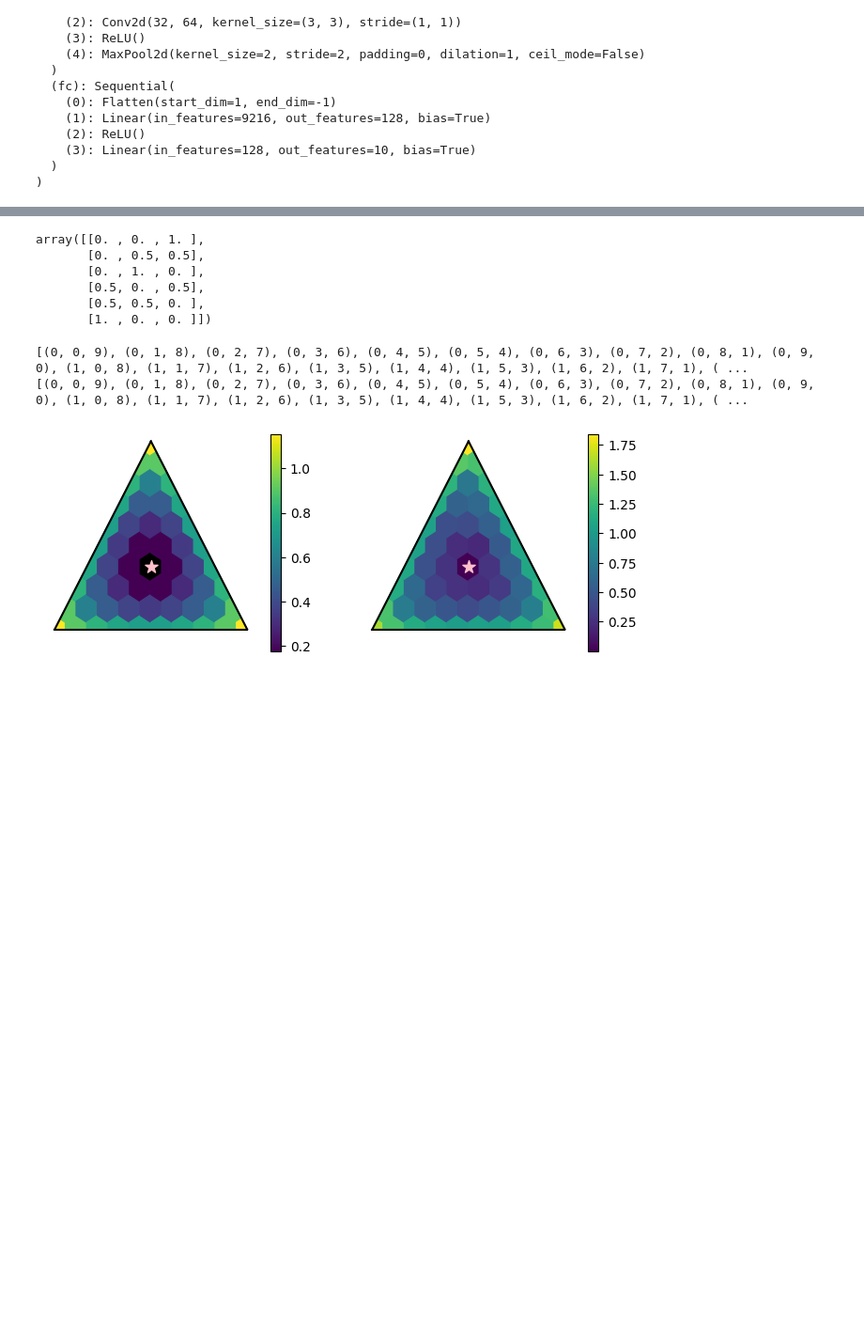
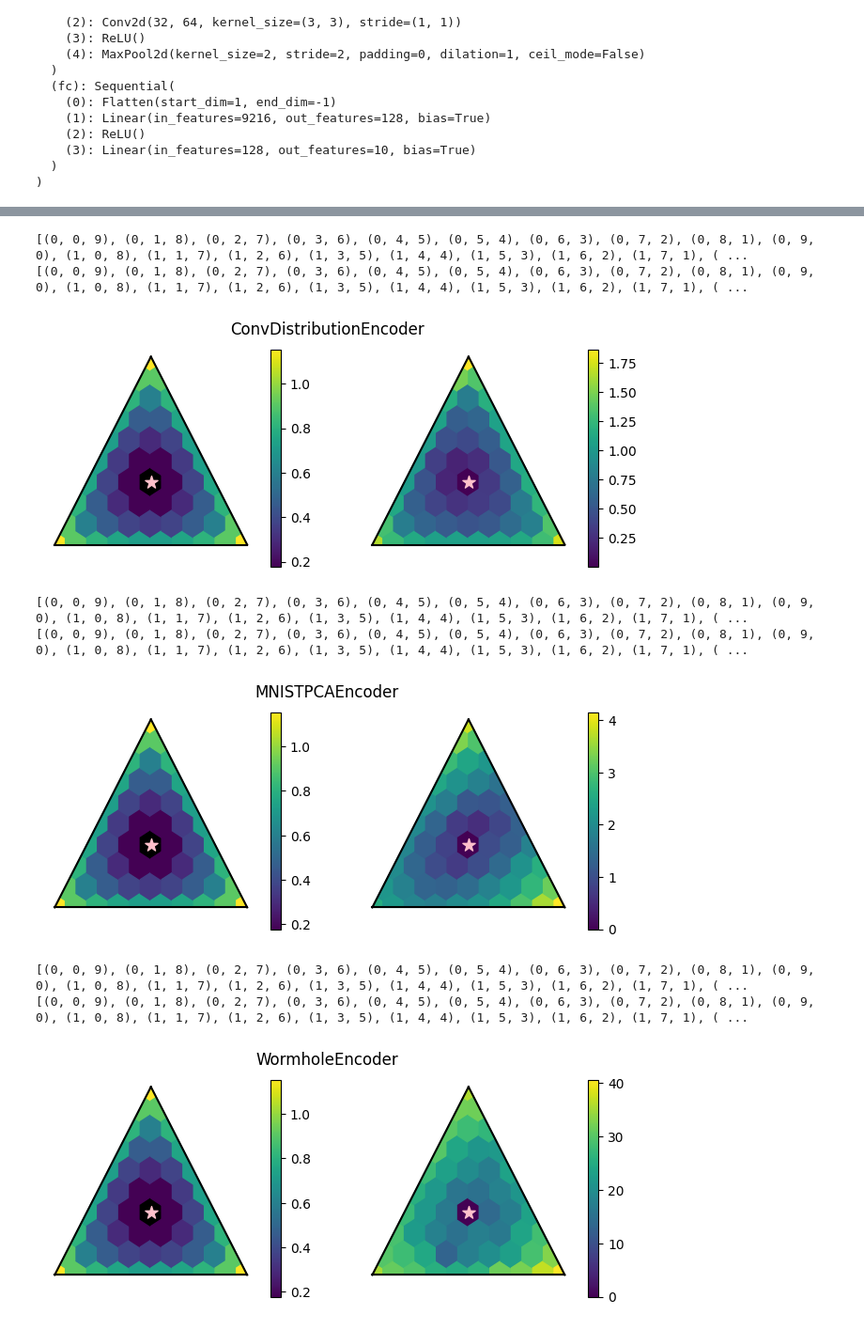
Before and after one commit to njwfish/DistributionEmbeddings, a Jupyter notebook: notebooks/mnist_multinomial.ipynb, the cells around one changed output, grey strips where cells are left out. Shown at 94% size. Saved outputs shown, nothing was run; the diff lists cells and outputs as text; code cells hidden in the pictures; blank space fills up the shorter version.

Commit message:
fix mixer; multinomial plots

```diff
--- a/notebooks/mnist_multinomial.ipynb
+++ b/notebooks/mnist_multinomial.ipynb
@@ -135,7 +135,7 @@ with torch.no_grad():
 
         preds = classy(rec.reshape(set_size*n_sets, 1, 28, 28)).argmax(dim=1).reshape(n_sets, set_size)
 
-        compositions = torch.stack([(set_preds.bincount(minlength=10+1)) for set_preds in preds])
+        compositions = torch.stack([(set_preds.bincount(minlength=10)) for set_preds in preds])
 
         est = compositions[:, :3].cpu().numpy()/100
 
@@ -156,12 +156,3 @@ print(pd.DataFrame(d))
-# %%
-mix_probs_labels
-# %% [output]
-array([[0. , 0. , 1. ],
-       [0. , 0.5, 0.5],
-       [0. , 1. , 0. ],
-       [0.5, 0. , 0.5],
-       [0.5, 0.5, 0. ],
-       [1. , 0. , 0. ]])
 # %%
 def batched_dists(mixed_sets, mix_probs, encoder, batch_size=8, device='cuda'):
 
@@ -195,27 +186,55 @@ def plot_ternary(ax, dists, mix_probs, title=None, scale=99):
 
     tax.scatter([prob_tuples[anchor_idx]], marker='*', color='pink', s=100, zorder=10)
 # %%
-idx = 0
-points_per_dim = 10
-k = 3
-set_size = 1000
-mix_probs_labels = simplex_grid(k, points_per_dim)
-n_sets = len(mix_probs_labels)
-mix_probs = torch.tensor(np.repeat(mix_probs_labels, n_sets//k, axis=1))
-dataset = MNISTDataset(n_classes=k, n_sets=n_sets, set_size=5000)
-mixer = SetMixer(k=k, mixed_set_size=set_size, n_mixed_sets=n_sets)
-mixed_sets = mixer.prescribed_mixing(dataset.data.flatten(start_dim=2), mix_probs)
-mixed_sets = mixed_sets.to(torch.float).to('cuda')
+corrs = []  # we'll store correlations here :)
 
-encoder, _ = load_model(cfg[idx]['config'], cfg[idx]['dir'], 'cuda')
-w, l = batched_dists(mixed_sets.reshape(n_sets, set_size, 1, 28, 28),
-                        mix_probs_labels, encoder)
+for idx in range(len(cfg)):
 
-fig, axs = plt.subplots(1, 2, figsize=(8, 3))
+    name = cfg[idx]['encoder']
+    k = 3
+    points_per_dim = 10
+    set_size = 1000
 
-plot_ternary(axs[0], w, mix_probs_labels, scale=9)
-plot_ternary(axs[1], l.cpu(), mix_probs_labels, scale=9)
+    # build simplex grid :)
+    mix_probs_labels = simplex_grid(k, points_per_dim)
+    n_sets = len(mix_probs_labels)
+    mix_probs = torch.tensor(np.repeat(mix_probs_labels, n_sets // k, axis=1))
+
+    dataset = MNISTDataset(n_classes=k, n_sets=n_sets, set_size=5000)
+    mixer = SetMixer(k=k, mixed_set_size=set_size, n_mixed_sets=n_sets)
+    mixed_sets = mixer.prescribed_mixing(dataset.data.flatten(start_dim=2), mix_probs)
+    mixed_sets = mixed_sets.to(torch.float).to('cuda')
+
+    encoder, _ = load_model(cfg[idx]['config'], cfg[idx]['dir'], 'cuda')
+
+    # get distance !
+    w, l = batched_dists(mixed_sets.reshape(n_sets, set_size, 1, 28, 28), mix_probs_labels, encoder)
+
+    # plot it  :)
+    fig, axs = plt.subplots(1, 2, figsize=(8, 3))
+    fig.suptitle(name)
+    plot_ternary(axs[0], w, mix_probs_labels, scale=9)
+    plot_ternary(axs[1], l.cpu(), mix_probs_labels, scale=9)
+    plt.show()
+
+    # correlate!
+    w_flat, l_flat = torch.tensor(w.flatten()), l.flatten().cpu()
+    mask = ~torch.isnan(w_flat) & ~torch.isnan(l_flat)
+    if mask.sum() > 1:
+        corr = torch.corrcoef(torch.stack([w_flat[mask], l_flat[mask]]))[0, 1].item()
+    else:
+        corr = float('nan')  # if too few points, set as nan
+    corrs.append({'encoder': name, 'corr': corr})
+
+corr_table = pd.DataFrame(corrs)
+print(corr_table)
 # %% [output]
 [(0, 0, 9), (0, 1, 8), (0, 2, 7), (0, 3, 6), (0, 4, 5), (0, 5, 4), (0, 6, 3), (0, 7, 2), (0, 8, 1), (0, 9, 0), (1, 0, 8), (1, 1, 7), (1, 2, 6), (1, 3, 5), (1, 4, 4), (1, 5, 3), (1, 6, 2), (1, 7, 1), ( ...
 [(0, 0, 9), (0, 1, 8), (0, 2, 7), (0, 3, 6), (0, 4, 5), (0, 5, 4), (0, 6, 3), (0, 7, 2), (0, 8, 1), (0, 9, 0), (1, 0, 8), (1, 1, 7), (1, 2, 6), (1, 3, 5), (1, 4, 4), (1, 5, 3), (1, 6, 2), (1, 7, 1), ( ...
-[figure, old version]
+[figure, new version]
+[(0, 0, 9), (0, 1, 8), (0, 2, 7), (0, 3, 6), (0, 4, 5), (0, 5, 4), (0, 6, 3), (0, 7, 2), (0, 8, 1), (0, 9, 0), (1, 0, 8), (1, 1, 7), (1, 2, 6), (1, 3, 5), (1, 4, 4), (1, 5, 3), (1, 6, 2), (1, 7, 1), ( ...
+[(0, 0, 9), (0, 1, 8), (0, 2, 7), (0, 3, 6), (0, 4, 5), (0, 5, 4), (0, 6, 3), (0, 7, 2), (0, 8, 1), (0, 9, 0), (1, 0, 8), (1, 1, 7), (1, 2, 6), (1, 3, 5), (1, 4, 4), (1, 5, 3), (1, 6, 2), (1, 7, 1), ( ...
+[figure, added]
+[(0, 0, 9), (0, 1, 8), (0, 2, 7), (0, 3, 6), (0, 4, 5), (0, 5, 4), (0, 6, 3), (0, 7, 2), (0, 8, 1), (0, 9, 0), (1, 0, 8), (1, 1, 7), (1, 2, 6), (1, 3, 5), (1, 4, 4), (1, 5, 3), (1, 6, 2), (1, 7, 1), ( ...
+[(0, 0, 9), (0, 1, 8), (0, 2, 7), (0, 3, 6), (0, 4, 5), (0, 5, 4), (0, 6, 3), (0, 7, 2), (0, 8, 1), (0, 9, 0), (1, 0, 8), (1, 1, 7), (1, 2, 6), (1, 3, 5), (1, 4, 4), (1, 5, 3), (1, 6, 2), (1, 7, 1), ( ...
+[figure, added]
```
Also changed, not shown: parts of 3 cells of this notebook, 7 other files.
